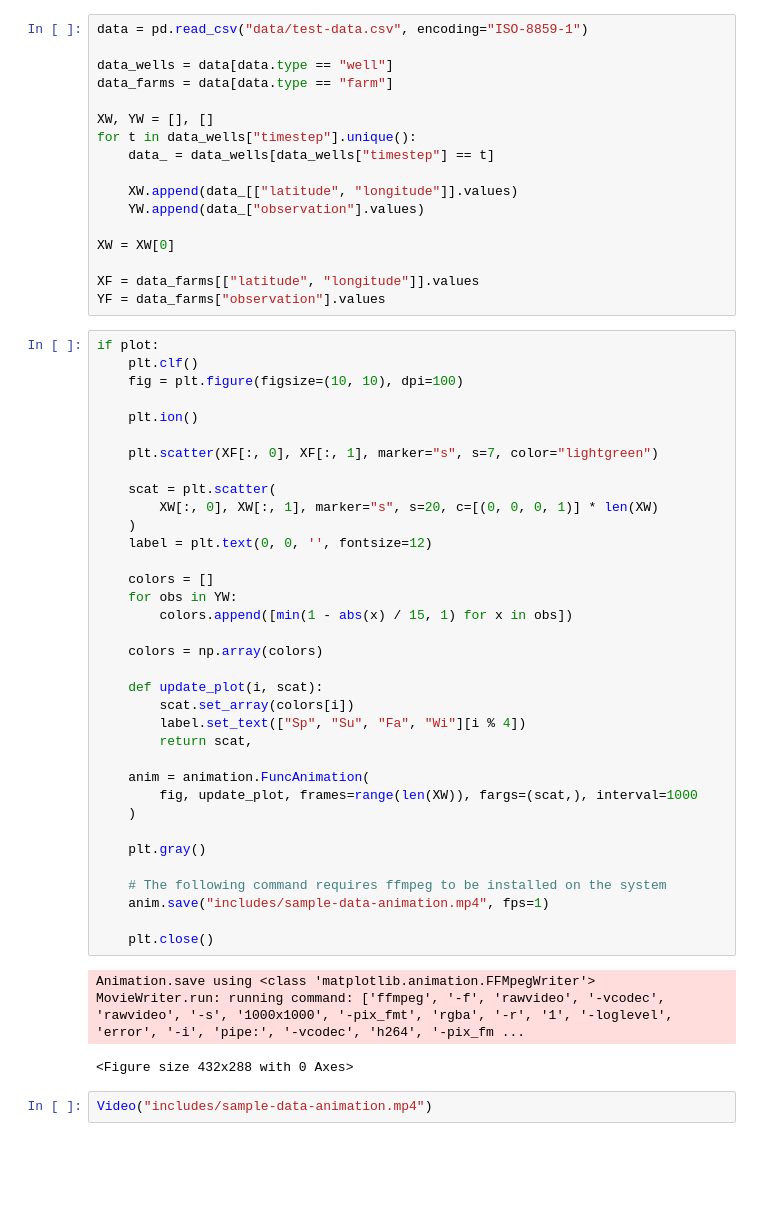
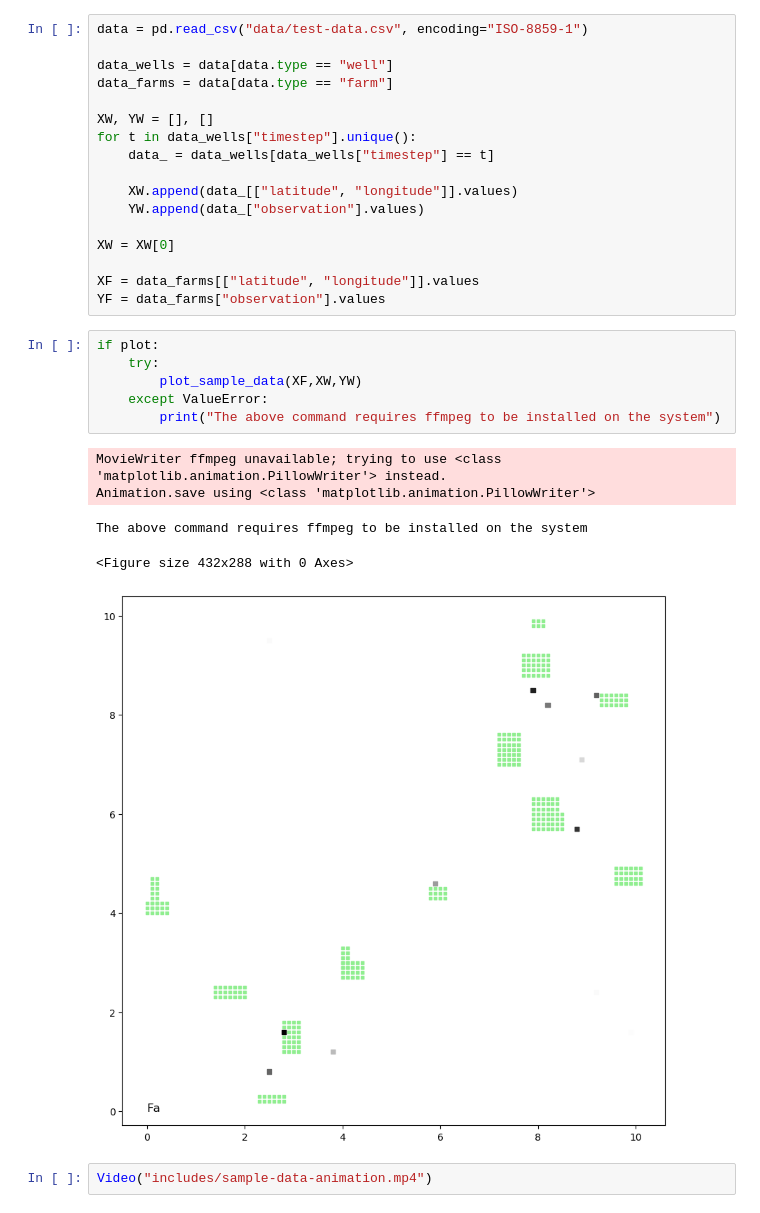
Before and after one commit to M-Harrington/probprog-finalproject, a Jupyter notebook: code-test.ipynb, the cells around one changed output. Saved outputs shown, nothing was run; the diff lists cells and outputs as text; blank space fills up the shorter version.

```diff
--- a/code-test.ipynb
+++ b/code-test.ipynb
@@ -267,45 +267,18 @@ XW = XW[0]
 
 XF = data_farms[["latitude", "longitude"]].values
 YF = data_farms["observation"].values
-# %%
-if plot:
-    plt.clf()
-    fig = plt.figure(figsize=(10, 10), dpi=100)
-
-    plt.ion()
-
-    plt.scatter(XF[:, 0], XF[:, 1], marker="s", s=7, color="lightgreen")
-
-    scat = plt.scatter(
-        XW[:, 0], XW[:, 1], marker="s", s=20, c=[(0, 0, 0, 1)] * len(XW)
-    )
-    label = plt.text(0, 0, '', fontsize=12)
-
-    colors = []
-    for obs in YW:
-        colors.append([min(1 - abs(x) / 15, 1) for x in obs])
-
-    colors = np.array(colors)
-
-    def update_plot(i, scat):
-        scat.set_array(colors[i])
-        label.set_text(["Sp", "Su", "Fa", "Wi"][i % 4])
-        return scat,
-
-    anim = animation.FuncAnimation(
-        fig, update_plot, frames=range(len(XW)), fargs=(scat,), interval=1000
-    )
-
-    plt.gray()
-
-    # The following command requires ffmpeg to be installed on the system
-    anim.save("includes/sample-data-animation.mp4", fps=1)
-
-    plt.close()
-# %% [output]
-Animation.save using <class 'matplotlib.animation.FFMpegWriter'>
-MovieWriter.run: running command: ['ffmpeg', '-f', 'rawvideo', '-vcodec', 'rawvideo', '-s', '1000x1000', '-pix_fmt', 'rgba', '-r', '1', '-loglevel', 'error', '-i', 'pipe:', '-vcodec', 'h264', '-pix_fm ...
-<Figure size 432x288 with 0 Axes>
+# %%
+if plot:
+    try:
+        plot_sample_data(XF,XW,YW)
+    except ValueError:
+        print("The above command requires ffmpeg to be installed on the system")
+# %% [output]
+MovieWriter ffmpeg unavailable; trying to use <class 'matplotlib.animation.PillowWriter'> instead.
+Animation.save using <class 'matplotlib.animation.PillowWriter'>
+The above command requires ffmpeg to be installed on the system
+<Figure size 432x288 with 0 Axes>
+[figure, added]
 # %%
 Video("includes/sample-data-animation.mp4")
 # %% [output]
```
Also changed, not shown: parts of 1 cell of this notebook, 2 other files.
